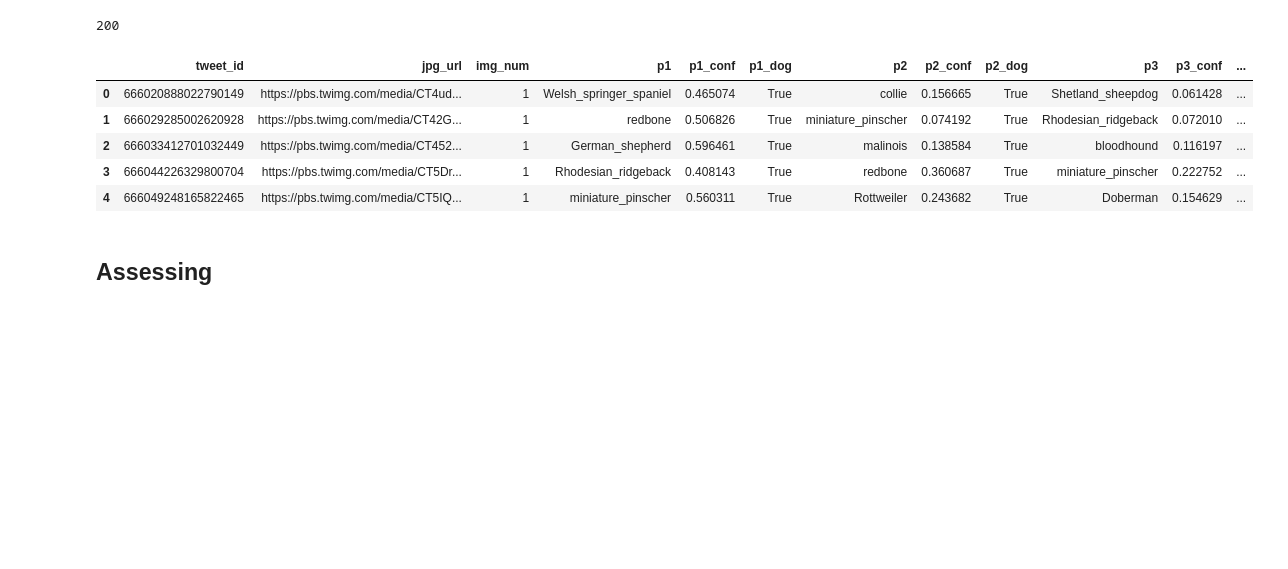
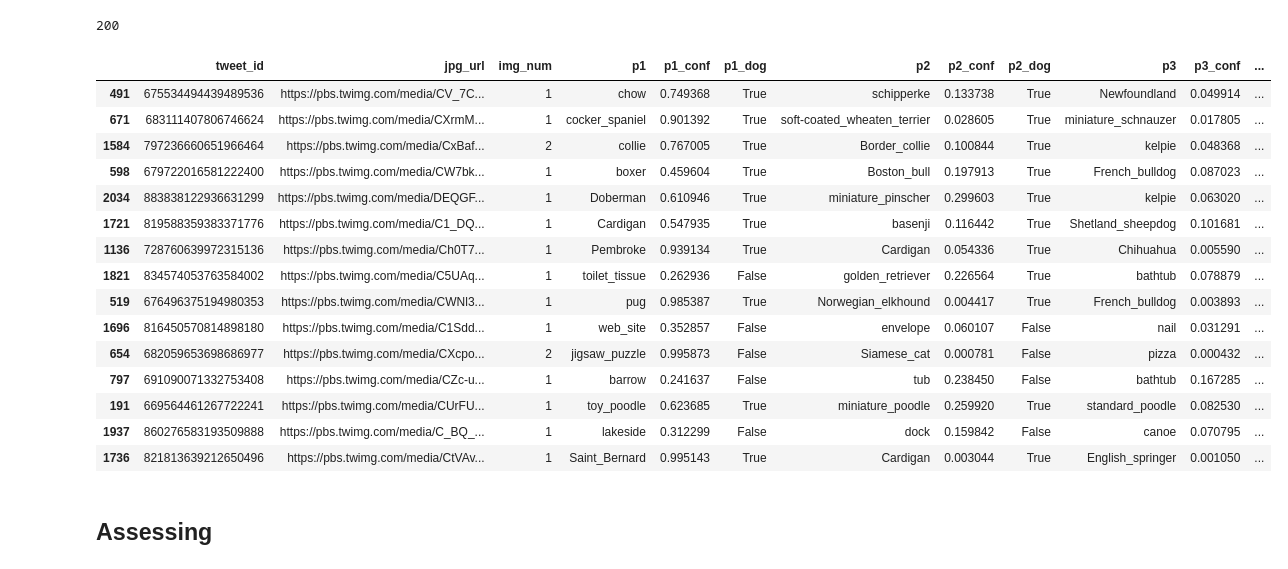
Before and after one commit to ManalAlkallas/WeRateDogs, a Jupyter notebook: wrangle_act.ipynb, the cells around one changed output. Drawn from its saved outputs; the diff is of its cells as text; code cells hidden in the pictures; blank space fills up the shorter version.

```diff
--- a/wrangle_act.ipynb
+++ b/wrangle_act.ipynb
@@ -56,2 +45,5 @@ df_archive.head(15)
+# %%
+# expand column width to max
+pd.set_option('display.max_colwidth', -1)
 # %% [markdown]
 ## Assessing
@@ -196,14 +265,24 @@ with open("image_predictions.tsv",mode="wb") as file:
 # %%
 # open the tsv file as a data frame
 prediction=pd.read_csv("image_predictions.tsv",sep="\t")
-# %%
-prediction.head()
-# %% [output]
-|  | tweet_id | jpg_url | img_num | p1 | p1_conf | p1_dog | p2 | p2_conf | p2_dog | p3 | p3_conf | ... |
-| 0 | 666020888022790149 | https://pbs.twimg.com/media/CT4ud... | 1 | Welsh_springer_spaniel | 0.465074 | True | collie | 0.156665 | True | Shetland_sheepdog | 0.061428 | ... |
-| 1 | 666029285002620928 | https://pbs.twimg.com/media/CT42G... | 1 | redbone | 0.506826 | True | miniature_pinscher | 0.074192 | True | Rhodesian_ridgeback | 0.072010 | ... |
-| 2 | 666033412701032449 | https://pbs.twimg.com/media/CT452... | 1 | German_shepherd | 0.596461 | True | malinois | 0.138584 | True | bloodhound | 0.116197 | ... |
-| 3 | 666044226329800704 | https://pbs.twimg.com/media/CT5Dr... | 1 | Rhodesian_ridgeback | 0.408143 | True | redbone | 0.360687 | True | miniature_pinscher | 0.222752 | ... |
-| 4 | 666049248165822465 | https://pbs.twimg.com/media/CT5IQ... | 1 | miniature_pinscher | 0.560311 | True | Rottweiler | 0.243682 | True | Doberman | 0.154629 | ... |
+# %%
+prediction.sample(15)
+# %% [output]
+|  | tweet_id | jpg_url | img_num | p1 | p1_conf | p1_dog | p2 | p2_conf | p2_dog | p3 | p3_conf | ... |
+| 491 | 675534494439489536 | https://pbs.twimg.com/media/CV_7C... | 1 | chow | 0.749368 | True | schipperke | 0.133738 | True | Newfoundland | 0.049914 | ... |
+| 671 | 683111407806746624 | https://pbs.twimg.com/media/CXrmM... | 1 | cocker_spaniel | 0.901392 | True | soft-coated_wheaten_terrier | 0.028605 | True | miniature_schnauzer | 0.017805 | ... |
+| 1584 | 797236660651966464 | https://pbs.twimg.com/media/CxBaf... | 2 | collie | 0.767005 | True | Border_collie | 0.100844 | True | kelpie | 0.048368 | ... |
+| 598 | 679722016581222400 | https://pbs.twimg.com/media/CW7bk... | 1 | boxer | 0.459604 | True | Boston_bull | 0.197913 | True | French_bulldog | 0.087023 | ... |
+| 2034 | 883838122936631299 | https://pbs.twimg.com/media/DEQGF... | 1 | Doberman | 0.610946 | True | miniature_pinscher | 0.299603 | True | kelpie | 0.063020 | ... |
+| 1721 | 819588359383371776 | https://pbs.twimg.com/media/C1_DQ... | 1 | Cardigan | 0.547935 | True | basenji | 0.116442 | True | Shetland_sheepdog | 0.101681 | ... |
+| 1136 | 728760639972315136 | https://pbs.twimg.com/media/Ch0T7... | 1 | Pembroke | 0.939134 | True | Cardigan | 0.054336 | True | Chihuahua | 0.005590 | ... |
+| 1821 | 834574053763584002 | https://pbs.twimg.com/media/C5UAq... | 1 | toilet_tissue | 0.262936 | False | golden_retriever | 0.226564 | True | bathtub | 0.078879 | ... |
+| 519 | 676496375194980353 | https://pbs.twimg.com/media/CWNl3... | 1 | pug | 0.985387 | True | Norwegian_elkhound | 0.004417 | True | French_bulldog | 0.003893 | ... |
+| 1696 | 816450570814898180 | https://pbs.twimg.com/media/C1Sdd... | 1 | web_site | 0.352857 | False | envelope | 0.060107 | False | nail | 0.031291 | ... |
+| 654 | 682059653698686977 | https://pbs.twimg.com/media/CXcpo... | 2 | jigsaw_puzzle | 0.995873 | False | Siamese_cat | 0.000781 | False | pizza | 0.000432 | ... |
+| 797 | 691090071332753408 | https://pbs.twimg.com/media/CZc-u... | 1 | barrow | 0.241637 | False | tub | 0.238450 | False | bathtub | 0.167285 | ... |
+| 191 | 669564461267722241 | https://pbs.twimg.com/media/CUrFU... | 1 | toy_poodle | 0.623685 | True | miniature_poodle | 0.259920 | True | standard_poodle | 0.082530 | ... |
+| 1937 | 860276583193509888 | https://pbs.twimg.com/media/C_BQ_... | 1 | lakeside | 0.312299 | False | dock | 0.159842 | False | canoe | 0.070795 | ... |
+| 1736 | 821813639212650496 | https://pbs.twimg.com/media/CtVAv... | 1 | Saint_Bernard | 0.995143 | True | Cardigan | 0.003044 | True | English_springer | 0.001050 | ... |
 # %% [markdown]
 ## Assessing
```
Also changed, not shown: parts of 82 cells of this notebook.
